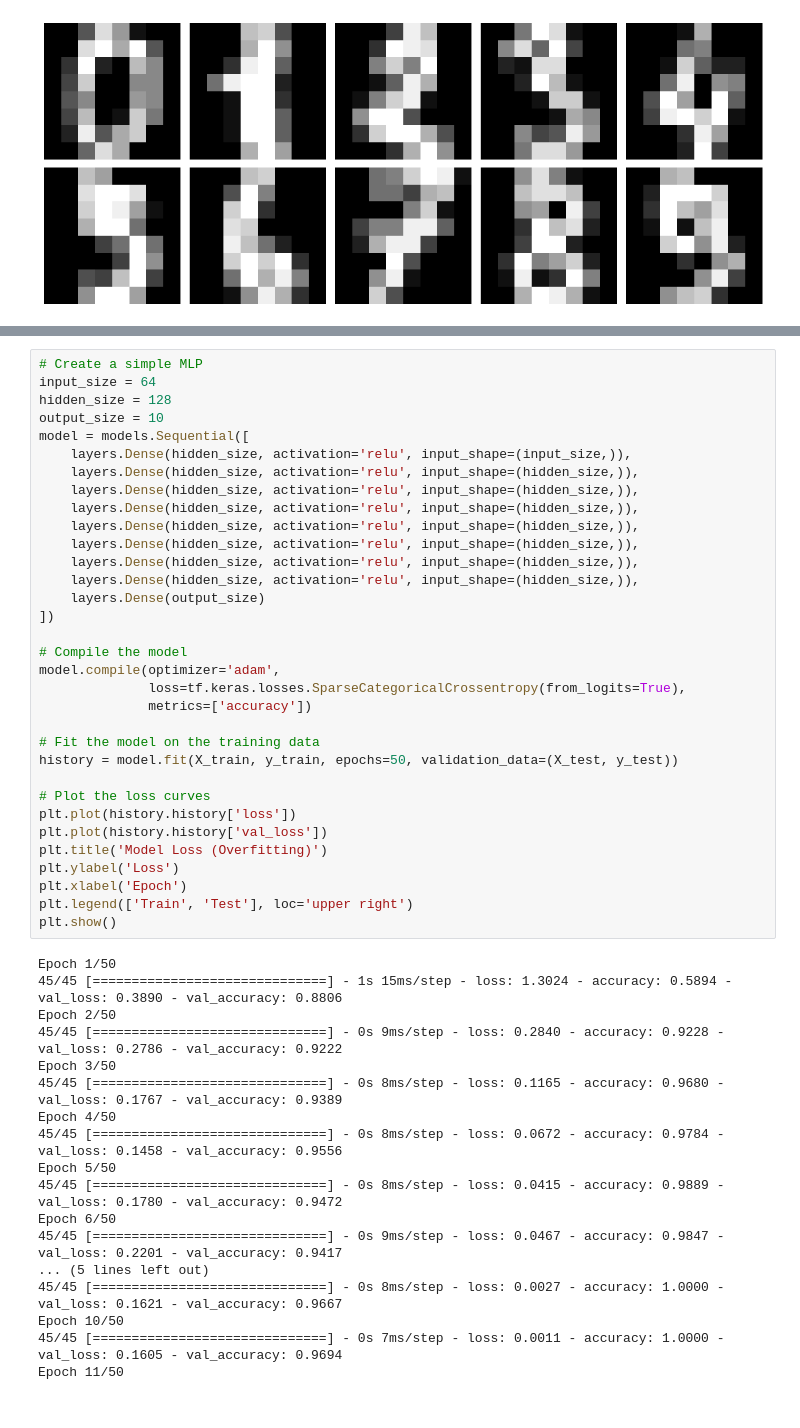
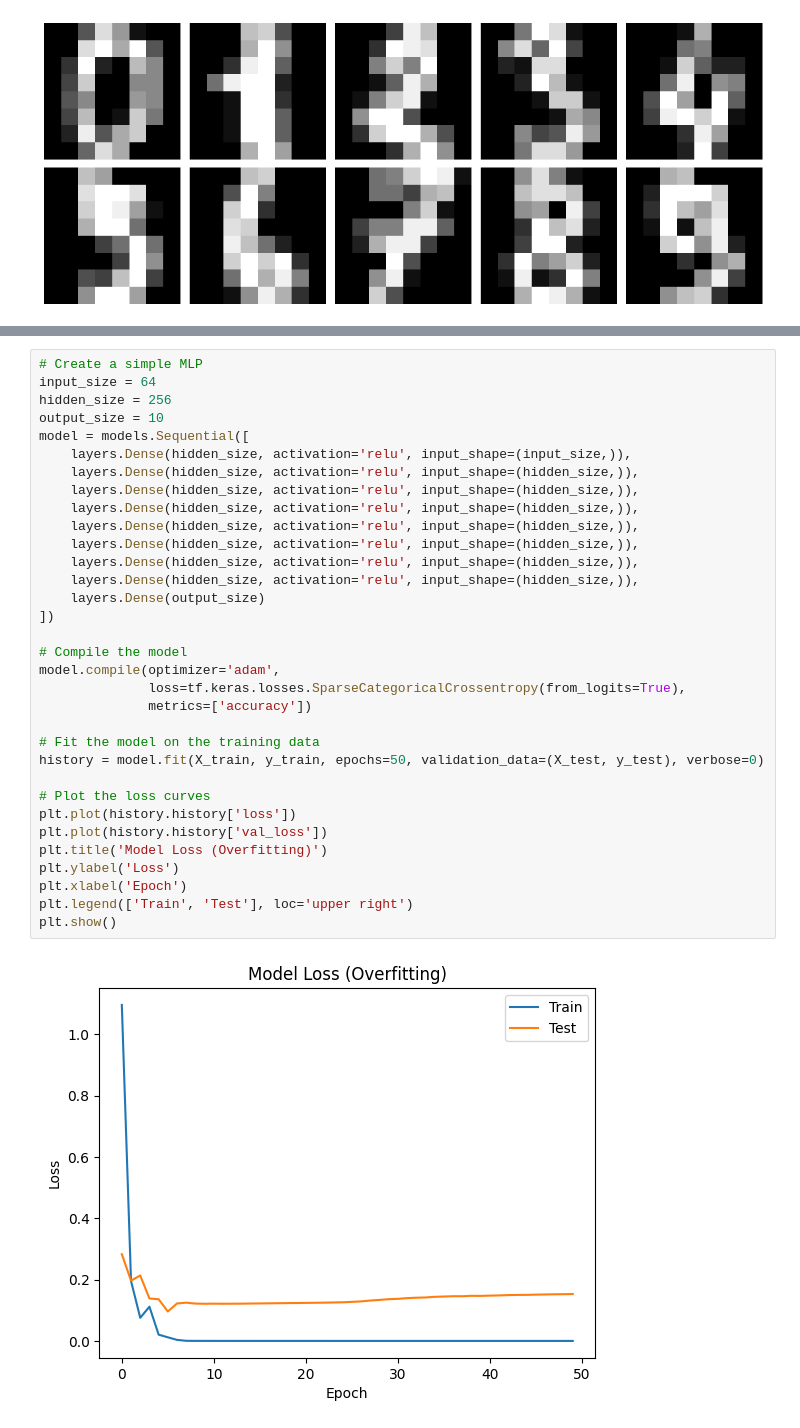
Before and after one commit to scs5/data-science-notebooks, a Jupyter notebook: principles/loss_curves.ipynb, the cells around one changed output, grey strips where cells are left out. Saved outputs shown, nothing was run; the diff lists cells and outputs as text.

```diff
--- a/principles/loss_curves.ipynb
+++ b/principles/loss_curves.ipynb
@@ -80,51 +91,35 @@ Epoch 30/30
 # %%
 # Create a simple MLP
 input_size = 64
-hidden_size = 128
+hidden_size = 256
 output_size = 10
 model = models.Sequential([
     layers.Dense(hidden_size, activation='relu', input_shape=(input_size,)),
     layers.Dense(hidden_size, activation='relu', input_shape=(hidden_size,)),
     layers.Dense(hidden_size, activation='relu', input_shape=(hidden_size,)),
     layers.Dense(hidden_size, activation='relu', input_shape=(hidden_size,)),
     layers.Dense(hidden_size, activation='relu', input_shape=(hidden_size,)),
     layers.Dense(hidden_size, activation='relu', input_shape=(hidden_size,)),
     layers.Dense(hidden_size, activation='relu', input_shape=(hidden_size,)),
     layers.Dense(hidden_size, activation='relu', input_shape=(hidden_size,)),
     layers.Dense(output_size)
 ])
 
 # Compile the model
 model.compile(optimizer='adam',
               loss=tf.keras.losses.SparseCategoricalCrossentropy(from_logits=True),
               metrics=['accuracy'])
 
 # Fit the model on the training data
-history = model.fit(X_train, y_train, epochs=50, validation_data=(X_test, y_test))
+history = model.fit(X_train, y_train, epochs=50, validation_data=(X_test, y_test), verbose=0)
 
 # Plot the loss curves
 plt.plot(history.history['loss'])
 plt.plot(history.history['val_loss'])
 plt.title('Model Loss (Overfitting)')
 plt.ylabel('Loss')
 plt.xlabel('Epoch')
 plt.legend(['Train', 'Test'], loc='upper right')
 plt.show()
 # %% [output]
-Epoch 1/50
-45/45 [==============================] - 1s 15ms/step - loss: 1.3024 - accuracy: 0.5894 - val_loss: 0.3890 - val_accuracy: 0.8806
-Epoch 2/50
-45/45 [==============================] - 0s 9ms/step - loss: 0.2840 - accuracy: 0.9228 - val_loss: 0.2786 - val_accuracy: 0.9222
-Epoch 3/50
-45/45 [==============================] - 0s 8ms/step - loss: 0.1165 - accuracy: 0.9680 - val_loss: 0.1767 - val_accuracy: 0.9389
-Epoch 4/50
-45/45 [==============================] - 0s 8ms/step - loss: 0.0672 - accuracy: 0.9784 - val_loss: 0.1458 - val_accuracy: 0.9556
-Epoch 5/50
-45/45 [==============================] - 0s 8ms/step - loss: 0.0415 - accuracy: 0.9889 - val_loss: 0.1780 - val_accuracy: 0.9472
-Epoch 6/50
-45/45 [==============================] - 0s 9ms/step - loss: 0.0467 - accuracy: 0.9847 - val_loss: 0.2201 - val_accuracy: 0.9417
-... (5 lines left out)
-45/45 [==============================] - 0s 8ms/step - loss: 0.0027 - accuracy: 1.0000 - val_loss: 0.1621 - val_accuracy: 0.9667
-Epoch 10/50
-45/45 [==============================] - 0s 7ms/step - loss: 0.0011 - accuracy: 1.0000 - val_loss: 0.1605 - val_accuracy: 0.9694
-Epoch 11/50
+[figure, added]
```
Also changed, not shown: parts of 3 cells of this notebook.
